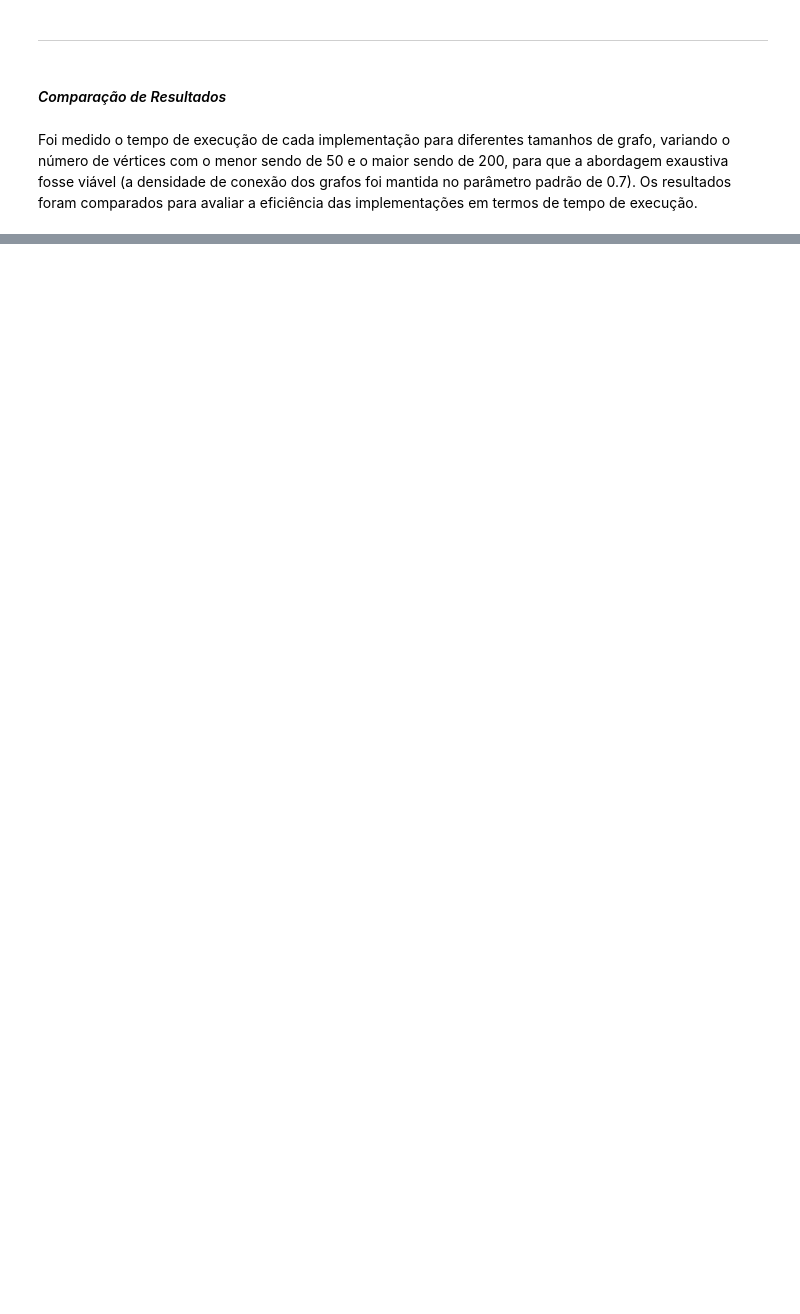
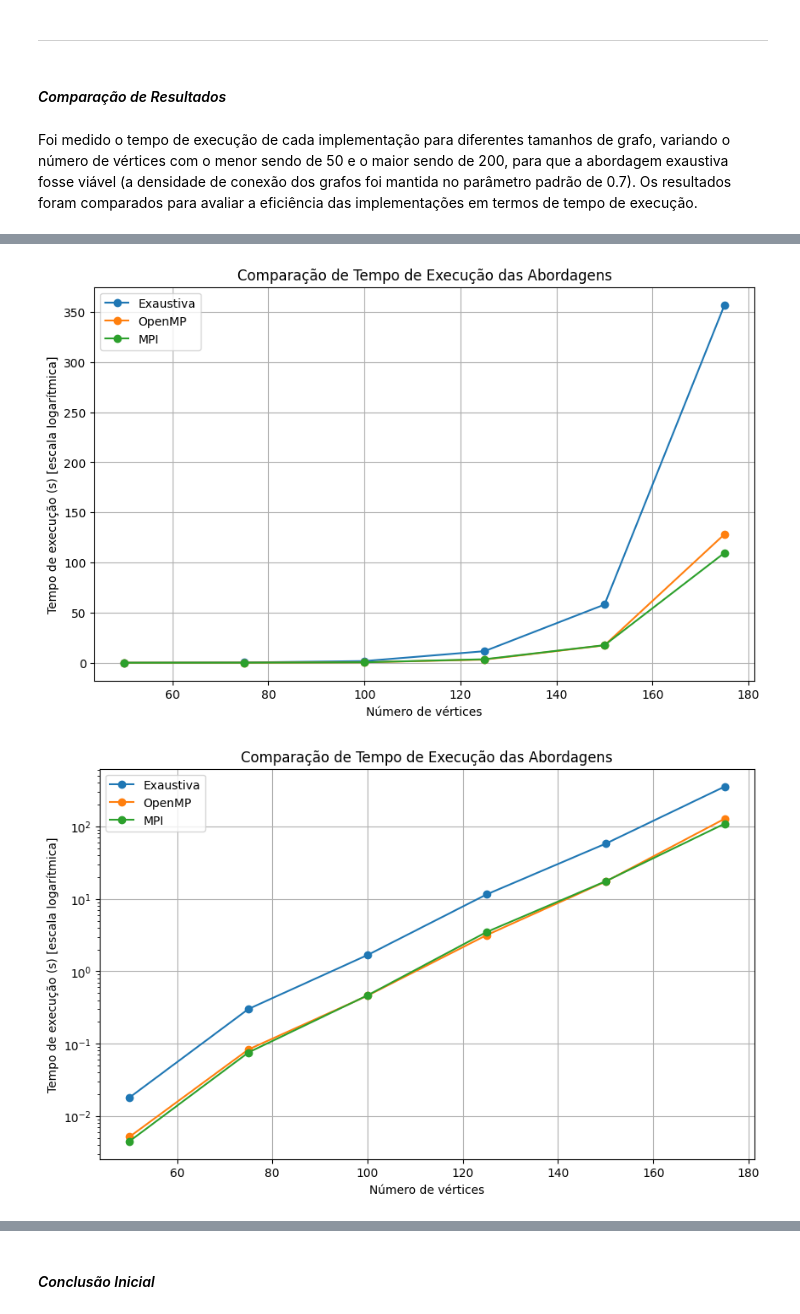
Before and after one commit to LucaMizrahi/SuperComp, a Jupyter notebook: projeto/projeto_LucaMizrahi.ipynb, the cells around one changed output, grey strips where cells are left out. Cells and saved outputs as stored; diff of their text form; code cells hidden in the pictures; blank space fills up the shorter version.

```diff
--- a/projeto/projeto_LucaMizrahi.ipynb
+++ b/projeto/projeto_LucaMizrahi.ipynb
@@ -534,0 +566,51 @@ speedup_mpi_175 = t_exaustiva_175 / t_mpi_175
+# %%
+import matplotlib.pyplot as plt
+
+# Dados fornecidos
+vertices = [50, 75, 100, 125, 150, 175]
+t_exaustiva = [0.018013, 0.301691, 1.67891, 11.5426, 58.0363, 357.038]
+t_openmp = [0.00515644, 0.0832715, 0.460711, 3.16221, 17.3798, 128.266]
+t_mpi = [0.00447962, 0.0756834, 0.465444, 3.49, 17.5426, 109.675]
+
+# Gráfico de tempo de execução - Escala Normal
+plt.figure(figsize=(10, 6))
+plt.plot(vertices, t_exaustiva, label="Exaustiva", marker='o')
+plt.plot(vertices, t_openmp, label="OpenMP", marker='o')
+plt.plot(vertices, t_mpi, label="MPI", marker='o')
+plt.xlabel("Número de vértices")
+plt.ylabel("Tempo de execução (s) [escala logarítmica]")
+plt.title("Comparação de Tempo de Execução das Abordagens")
+plt.legend()
+plt.grid(True)
+plt.show()
+
+# Gráfico de tempo de execução - Escala Logarítmica
+plt.figure(figsize=(10, 6))
+plt.plot(vertices, t_exaustiva, label="Exaustiva", marker='o')
+plt.plot(vertices, t_openmp, label="OpenMP", marker='o')
+plt.plot(vertices, t_mpi, label="MPI", marker='o')
+plt.yscale("log")
+plt.xlabel("Número de vértices")
+plt.ylabel("Tempo de execução (s) [escala logarítmica]")
+plt.title("Comparação de Tempo de Execução das Abordagens")
+plt.legend()
+plt.grid(True)
+plt.show()
+
+# Cálculo de Speedup para OpenMP e MPI em relação à abordagem Exaustiva
+speedup_openmp = [t_exa / t_open for t_exa, t_open in zip(t_exaustiva, t_openmp)]
+speedup_mpi = [t_exa / t_m for t_exa, t_m in zip(t_exaustiva, t_mpi)]
+
+# Gráfico de speedup
+plt.figure(figsize=(10, 6))
+plt.plot(vertices, speedup_openmp, label="Speedup OpenMP", marker='o')
+plt.plot(vertices, speedup_mpi, label="Speedup MPI", marker='o')
+plt.xlabel("Número de vértices")
+plt.ylabel("Speedup")
+plt.title("Speedup das Abordagens Paralelas em Relação à Abordagem Exaustiva")
+plt.legend()
+plt.grid(True)
+plt.show()
+# %% [output]
+[figure, added]
+[figure, added]
@@ -534,0 +618,2 @@ speedup_mpi_175 = t_exaustiva_175 / t_mpi_175
+# %% [markdown]
+#### *Conclusão Inicial*
```
Also changed, not shown: parts of 5 cells of this notebook, 8 other files.
